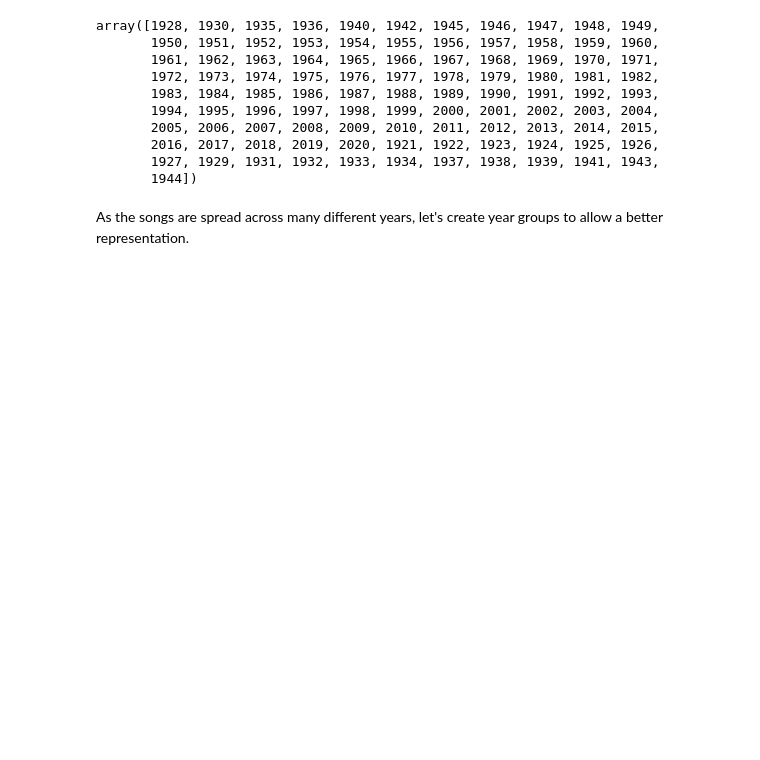
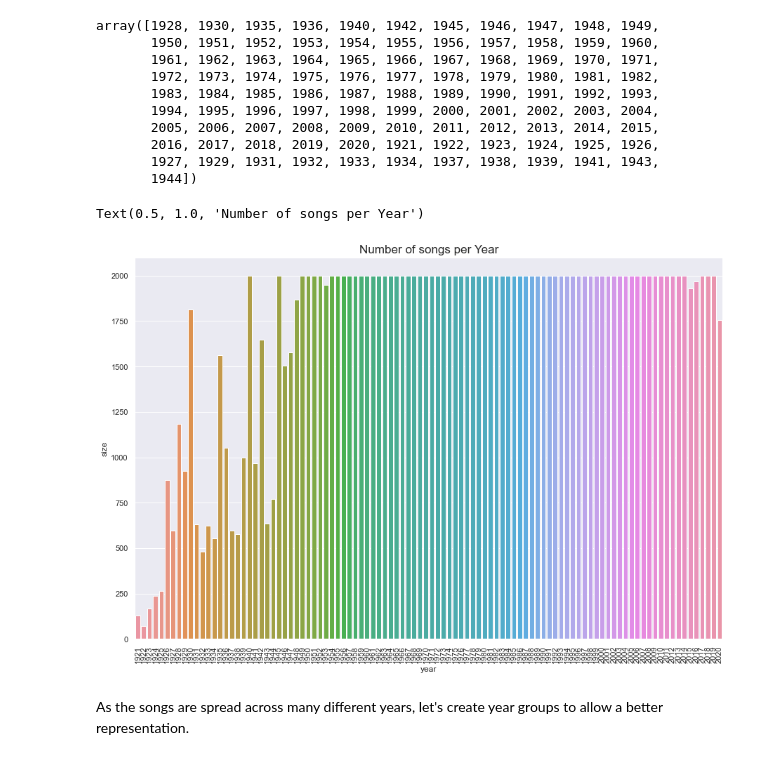
Before and after one commit to Mohammad-sakir/PDS_PROJ, a Jupyter notebook: analysis_spotify.ipynb, the cells around one changed output. Saved outputs shown, nothing was run; the diff lists cells and outputs as text; code cells hidden in the pictures; blank space fills up the shorter version.

```diff
--- a/analysis_spotify.ipynb
+++ b/analysis_spotify.ipynb
@@ -280,6 +313,13 @@ array([1928, 1930, 1935, 1936, 1940, 1942, 1945, 1946, 1947, 1948, 1949,
        1944])
 # %%
 df1 = df.groupby('year', as_index=False).size().sort_values(by='size',ascending=True)
+# %%
+plt.figure(figsize=(15,10))
+plt.xticks(rotation=90)
+sns.barplot(x='year', y='size', data=df1).set_title("Number of songs per Year", fontsize=17)
+# %% [output]
+Text(0.5, 1.0, 'Number of songs per Year')
+[figure, added]
 # %% [markdown]
 As the songs are spread across many different years, let's create year groups to allow  a better representation.
 # %%
```
Also changed, not shown: parts of 45 cells of this notebook.
